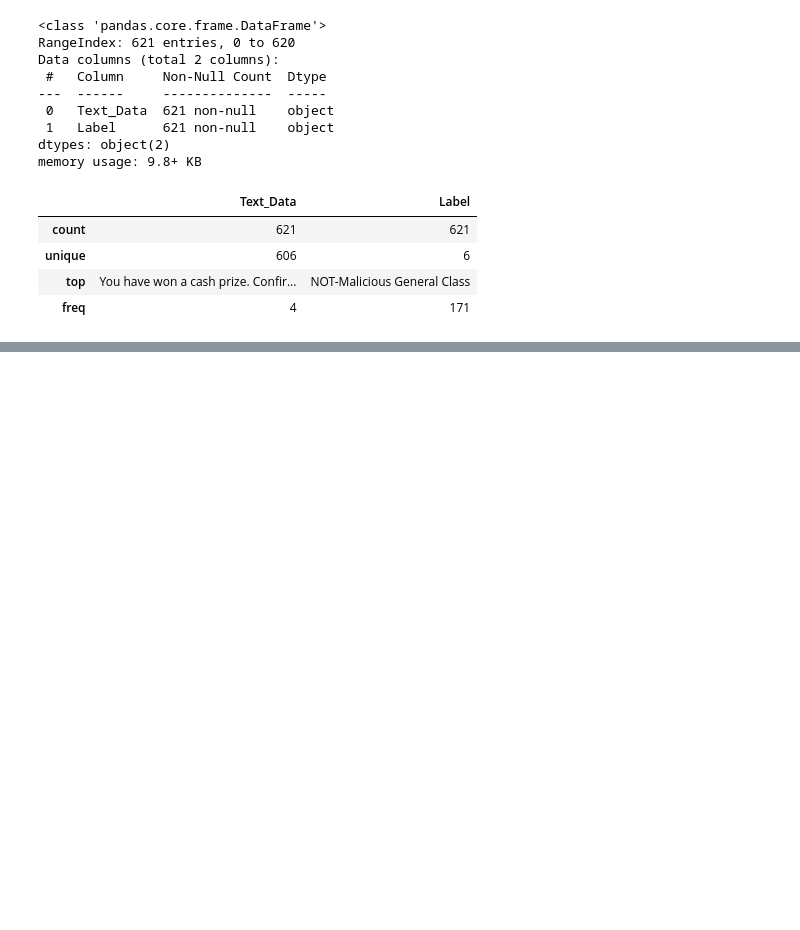
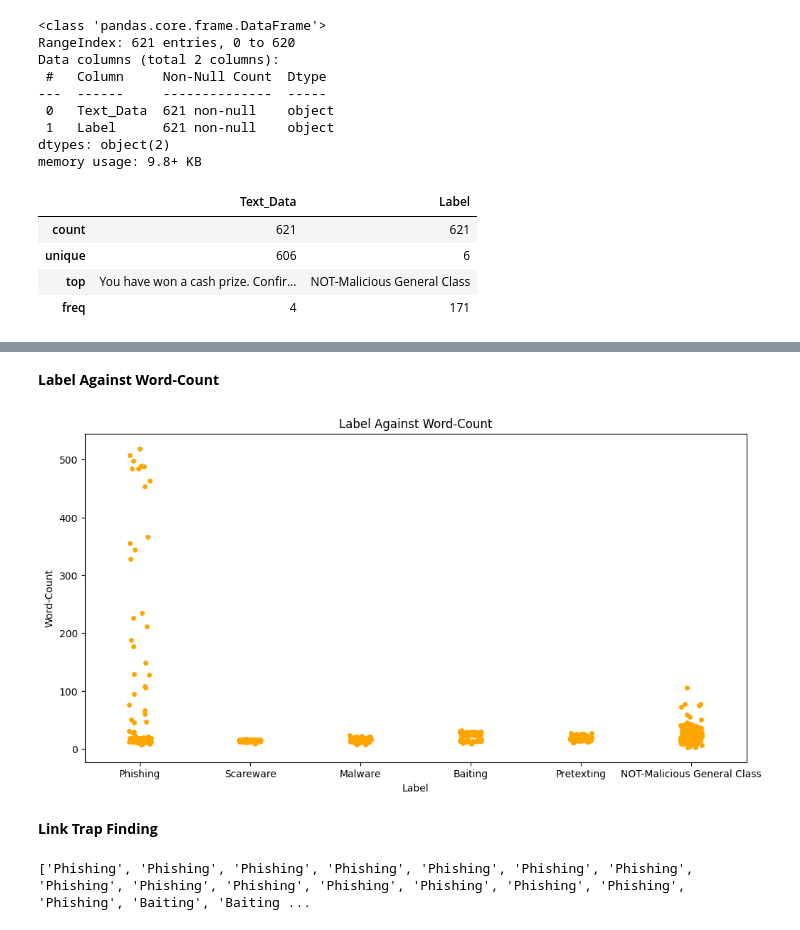
Before and after one commit to ZahirulNiloyCodes/CyberDataset_NLP, a Jupyter notebook: Cyber_Dataset_nlp.ipynb, the cells around one changed output, grey strips where cells are left out. Cells and saved outputs as stored; diff of their text form; code cells hidden in the pictures; blank space fills up the shorter version.

```diff
--- a/Cyber_Dataset_nlp.ipynb
+++ b/Cyber_Dataset_nlp.ipynb
@@ -84,0 +96,15 @@ sns.countplot(data=df,x='Label',width=0.4,color='Salmon')
+# %%
+def get_word_count(text):
+  string=str(text)
+  words=string.split()
+  return len(words)
+words_list=[]
+for string in df.iloc[:,0]:
+  count=get_word_count(string)
+  words_list.append(count)
+df=pd.DataFrame({
+    'Text_Data':text_list,
+    'Label':class_list,
+    'Word-Count':words_list
+})
+df.head(5)
@@ -84,0 +118,23 @@ sns.countplot(data=df,x='Label',width=0.4,color='Salmon')
+# %% [markdown]
+**Label Against Word-Count**
+# %%
+plt.figure(figsize=(12,6))
+sns.stripplot(data=df,x='Label',y='Word-Count',color='Orange')
+plt.title("Label Against Word-Count")
+plt.show()
+# %% [output]
+[figure, added]
+# %% [markdown]
+**Link Trap Finding**
+# %%
+list1=[]
+i=0
+for string in df.iloc[:,0]:
+  if 'http'in string:
+    list1.append(df.iloc[i,1])
+  elif '$' in string:
+    list1.append(df.iloc[i,1])
+  i+=1
+print(list1)
+# %% [output]
+['Phishing', 'Phishing', 'Phishing', 'Phishing', 'Phishing', 'Phishing', 'Phishing', 'Phishing', 'Phishing', 'Phishing', 'Phishing', 'Phishing', 'Phishing', 'Phishing', 'Phishing', 'Baiting', 'Baiting ...
```
Also changed, not shown: parts of 10 cells of this notebook.
